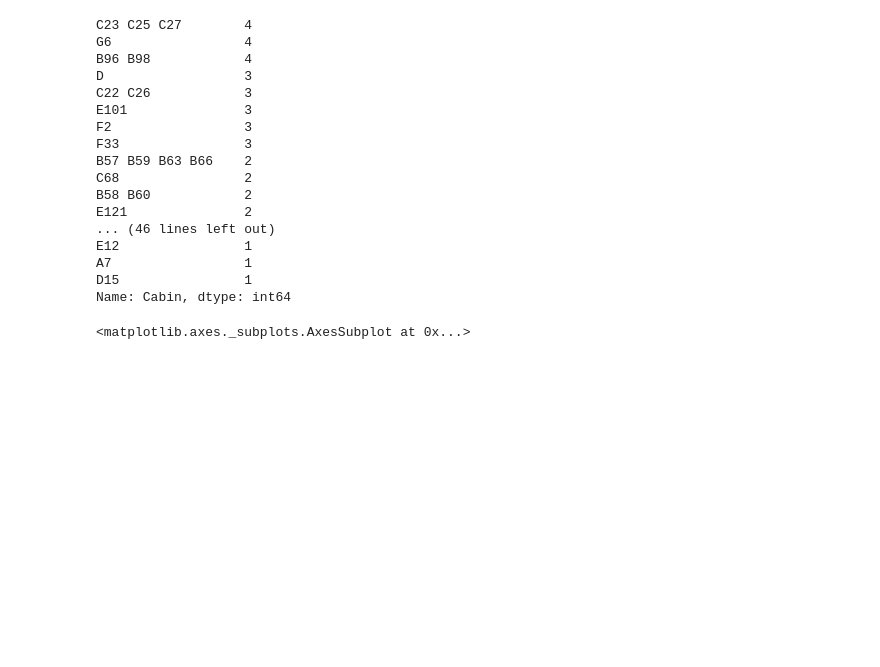
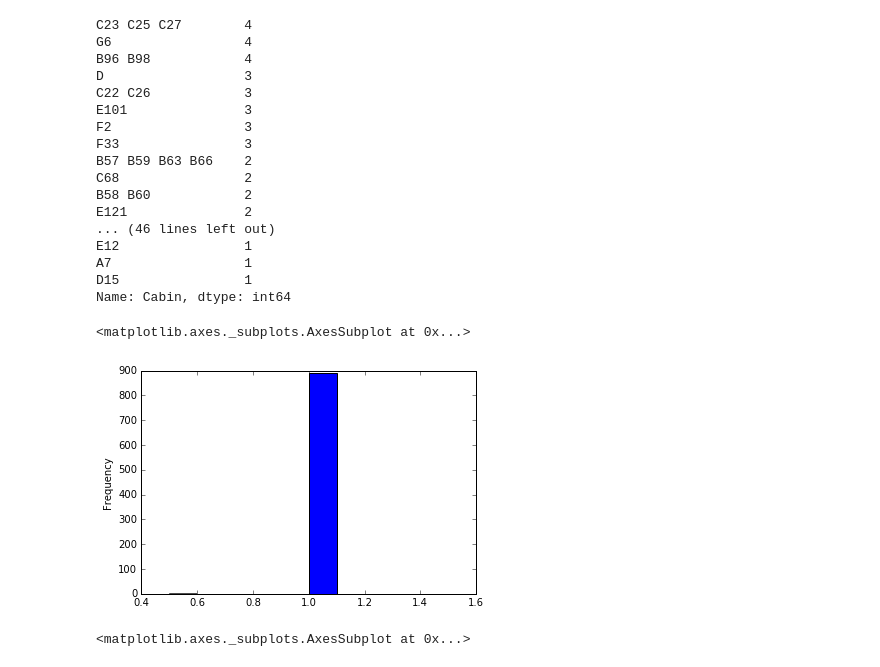
Before and after one commit to skovv3/Titanic-EDA, a Jupyter notebook: Titanic EDA.ipynb, the cells around one changed output. Cells and saved outputs as stored; diff of their text form; code cells hidden in the pictures; blank space fills up the shorter version.

```diff
--- a/Titanic EDA.ipynb
+++ b/Titanic EDA.ipynb
@@ -111,6 +131,11 @@ E12                1
 A7                 1
 D15                1
 Name: Cabin, dtype: int64
+# %%
+df.PassengerId.value_counts().plot(kind='hist')
+# %% [output]
+<matplotlib.axes._subplots.AxesSubplot at 0x...>
+[figure, added]
 # %%
 df.Cabin.value_counts().plot(kind='hist')
 # %% [output]
```
Also changed, not shown: parts of 5 cells of this notebook.
